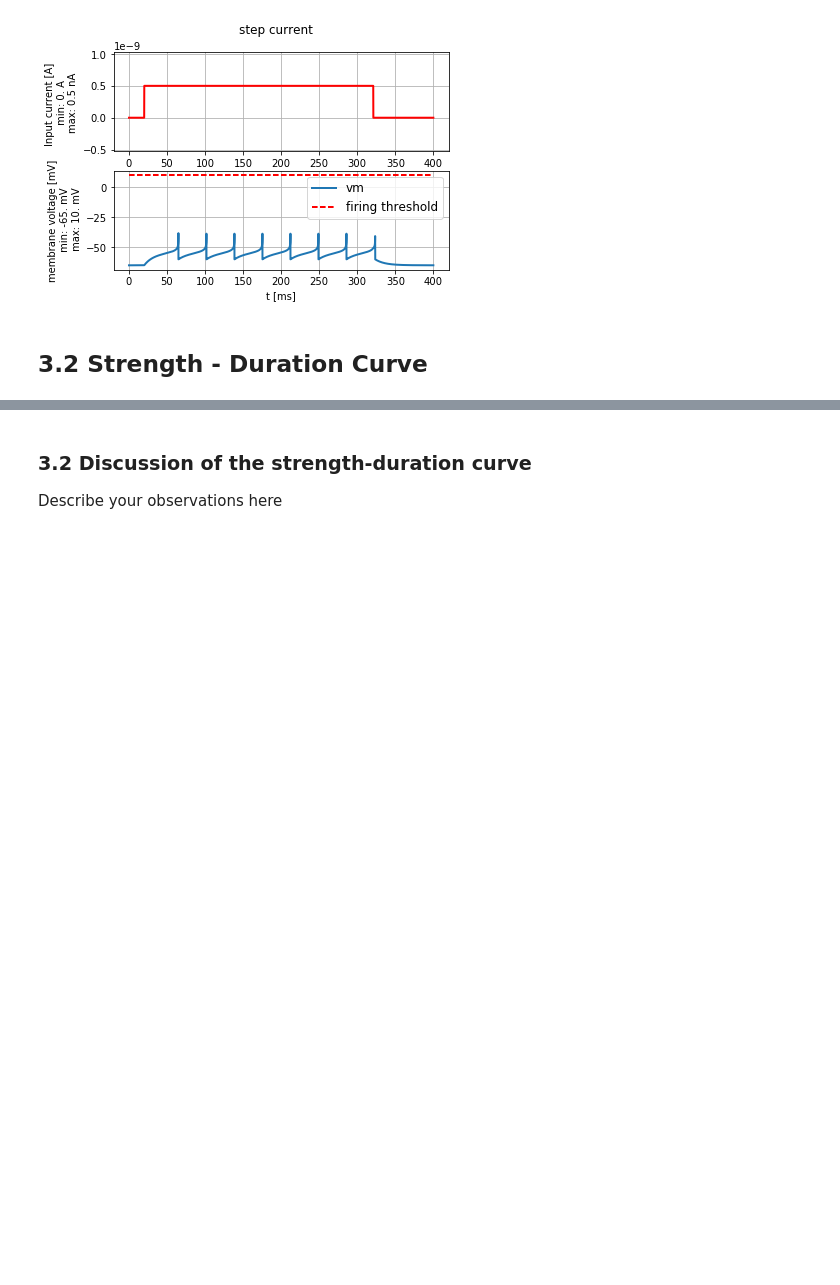
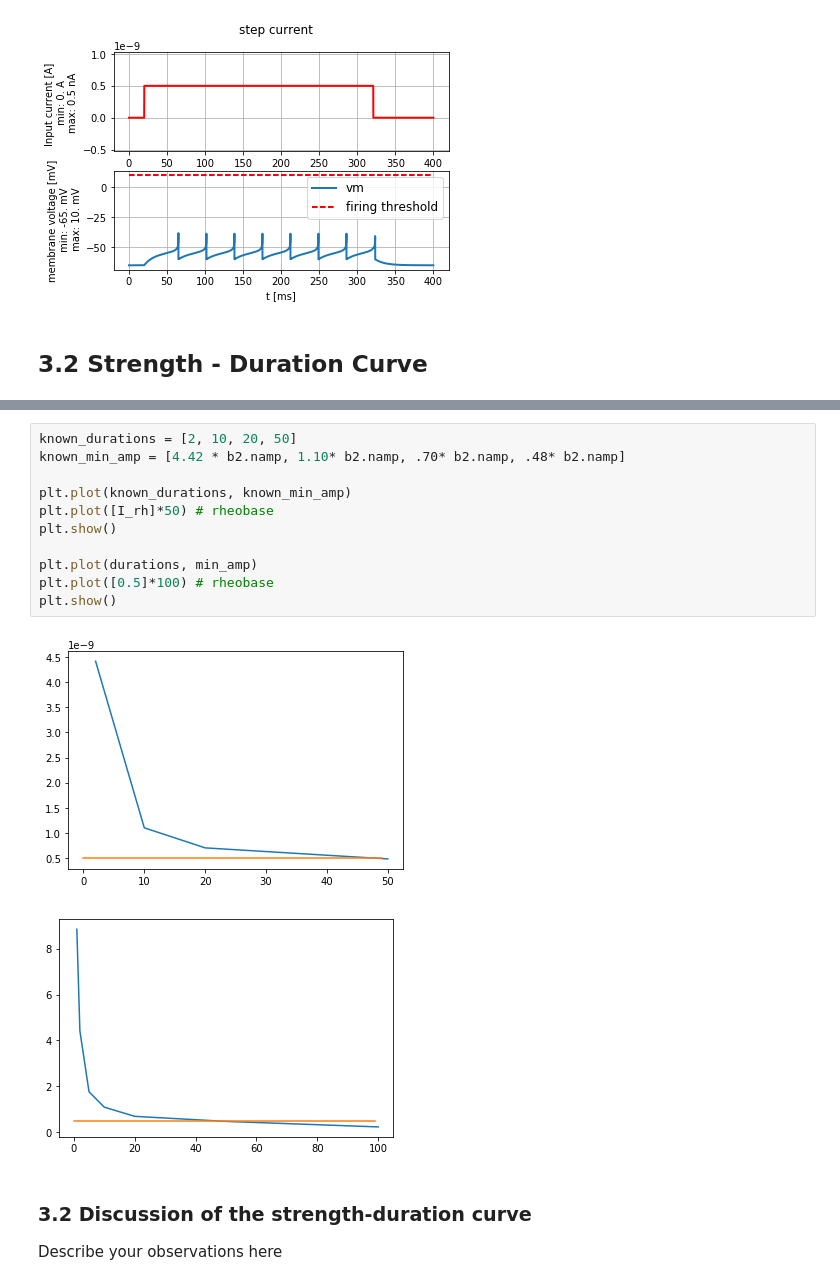
Before and after one commit to TristanBesson/bmnn, a Jupyter notebook: Ex3_Dylan_Bourgeois_000.ipynb, the cells around one changed output, grey strips where cells are left out. Saved outputs shown, nothing was run; the diff lists cells and outputs as text; blank space fills up the shorter version.

```diff
--- a/Ex3_Dylan_Bourgeois_000.ipynb
+++ b/Ex3_Dylan_Bourgeois_000.ipynb
@@ -146,3 +170,17 @@ nr of spikes: 8
+# %%
+known_durations = [2, 10, 20, 50]
+known_min_amp = [4.42 * b2.namp, 1.10* b2.namp, .70* b2.namp, .48* b2.namp]
+
+plt.plot(known_durations, known_min_amp)
+plt.plot([I_rh]*50) # rheobase
+plt.show()
+
+plt.plot(durations, min_amp)
+plt.plot([0.5]*100) # rheobase
+plt.show()
+# %% [output]
+[figure, added]
+[figure, added]
 # %% [markdown]
 ### 3.2 Discussion of the strength-duration curve
 Describe your observations here
```
Also changed, not shown: parts of 3 cells of this notebook.
